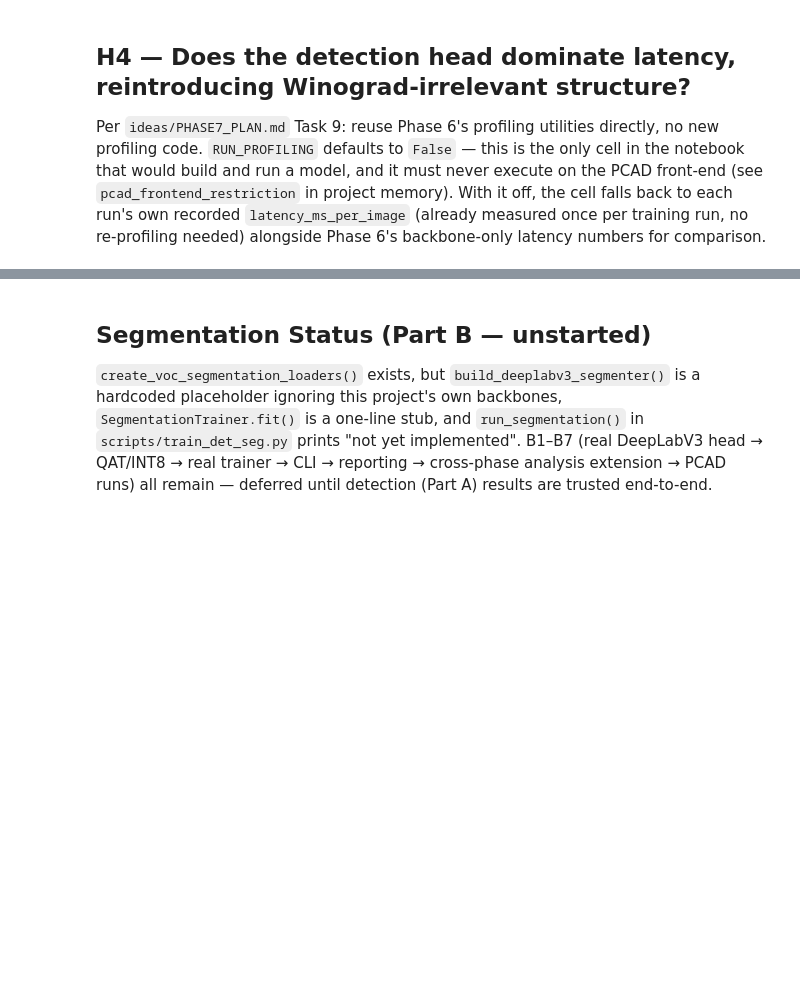
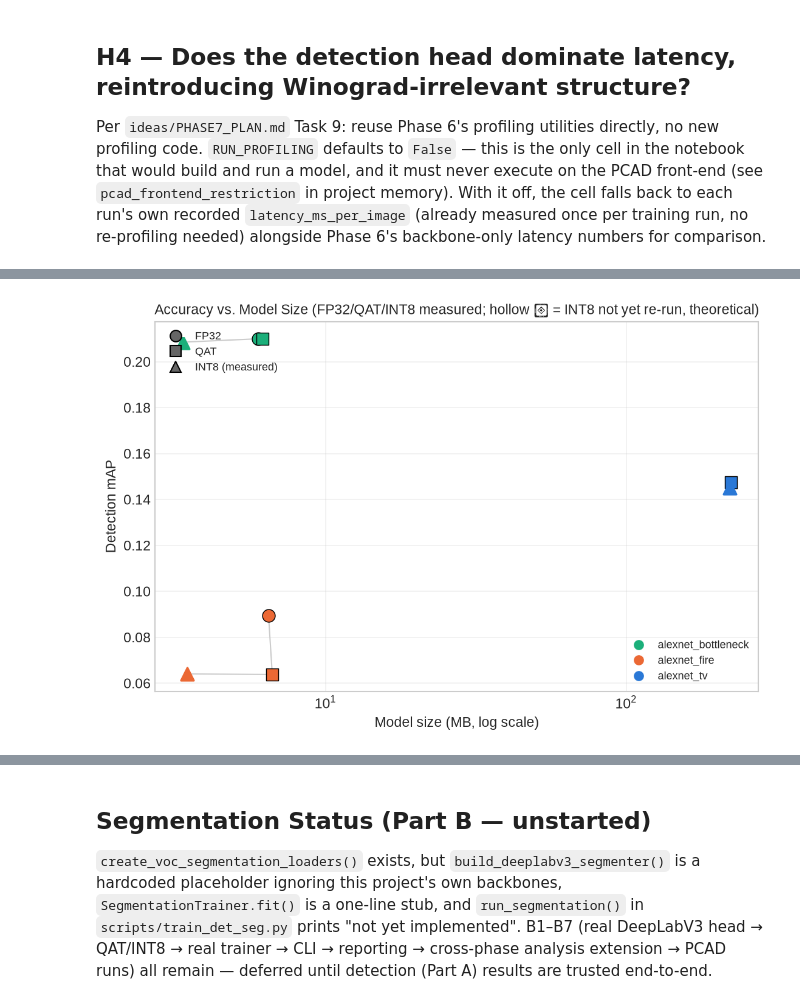
Before and after one commit to RafaelSdeS/dnn_study, a Jupyter notebook: notebooks/phase_7_detection_segmentation_analysis/phase7_results_analysis.ipynb, the cells around one changed output, grey strips where cells are left out. Cells and saved outputs as stored; diff of their text form; code cells hidden in the pictures; blank space fills up the shorter version.

```diff
--- a/notebooks/phase_7_detection_segmentation_analysis/phase7_results_analysis.ipynb
+++ b/notebooks/phase_7_detection_segmentation_analysis/phase7_results_analysis.ipynb
@@ -439,0 +564,80 @@ alexnet_bottleneck              8.025433  1.532362 4465786880.0       5.964869
+# %%
+size_stages = df_runs[(df_runs["status"] == "complete") & (df_runs["post_fix"] == True) & (~df_runs["pretrained"])]
+fp32_qat = size_stages[size_stages["stage"].isin(["fp32", "qat"])]
+int8_acc = size_stages[size_stages["stage"] == "int8"]
+params_by_model = fp32_qat.dropna(subset=["params_m"]).drop_duplicates("model").set_index("model")["params_m"]
+
+if fp32_qat.empty:
+    print("[skip] No valid FP32/QAT runs with recorded size yet.")
+else:
+    STAGE_MARKERS = {"fp32": "o", "qat": "s"}
+    fig, ax = plt.subplots(figsize=(7.5, 5))
+
+    def int8_point(row):
+        """(size_mb, is_measured) -- real measured size if scripts/backfill_int8_size.py (or
+        the now-fixed training script) filled it in, else the old theoretical estimate."""
+        if pd.notna(row["model_size_mb"]):
+            return row["model_size_mb"], True
+        if row["model"] in params_by_model.index:
+            return params_by_model[row["model"]] * 1e6 / (1024 ** 2), False
+        return None, None
+
+    # fp32 -> qat -> int8 connector per model, same gray-line visual language as
+    # report/generate_figures.py's accuracy-vs-size Pareto figure. Any stage missing for a model
+    # (e.g. alexnet_tv's still-invalid pre-fix fp32) is simply skipped, not fabricated.
+    for model in MODEL_ORDER:
+        pts = [(r["model_size_mb"], r["best_val_mAP"])
+               for _, r in fp32_qat[fp32_qat["model"] == model].sort_values("stage").iterrows()]
+        int8_row = int8_acc[int8_acc["model"] == model]
+        if not int8_row.empty:
+            size_mb, _ = int8_point(int8_row.iloc[0])
+            if size_mb is not None:
+                pts.append((size_mb, int8_row.iloc[0]["best_val_mAP"]))
+        if len(pts) >= 2:
+            xs, ys = zip(*pts)
+            ax.plot(xs, ys, color="0.8", linewidth=1, zorder=1)
+
+    for _, row in fp32_qat.iterrows():
+        ax.scatter(row["model_size_mb"], row["best_val_mAP"], s=100,
+                   marker=STAGE_MARKERS[row["stage"]], color=MODEL_COLORS[row["model"]],
+                   edgecolor="black", linewidth=0.7, zorder=3)
+
+    any_estimated = False
+    for _, row in int8_acc.iterrows():
+        size_mb, measured = int8_point(row)
+        if size_mb is None:
+            continue
+        any_estimated = any_estimated or not measured
+        ax.scatter(size_mb, row["best_val_mAP"], s=100, marker="^",
+                   facecolor=MODEL_COLORS[row["model"]] if measured else "none",
+                   edgecolor=MODEL_COLORS[row["model"]], linewidth=1.6, zorder=3)
+
+    ax.set_xscale("log")
+    ax.set_xlabel("Model size (MB, log scale)")
+    ax.set_ylabel("Detection mAP")
+    ax.set_title("Accuracy vs. Model Size (FP32/QAT/INT8 measured; hollow △ = INT8 not yet re-run, theoretical)")
+
+    stage_legend = [
+        plt.Line2D([0], [0], marker="o", color="w", markerfacecolor="0.4", markeredgecolor="black", markersize=9, label="FP32"),
+        plt.Line2D([0], [0], marker="s", color="w", markerfacecolor="0.4", markeredgecolor="black", markersize=9, label="QAT"),
+        plt.Line2D([0], [0], marker="^", color="w", markerfacecolor="0.4", markeredgecolor="black", markersize=9, label="INT8 (measured)"),
+    ]
+    if any_estimated:
+        stage_legend.append(plt.Line2D([0], [0], marker="^", color="w", markerfacecolor="none",
+                                        markeredgecolor="0.4", markersize=9, label="INT8 (theoretical, not yet measured)"))
+    model_legend = [plt.Line2D([0], [0], marker="o", color="w", markerfacecolor=c, markersize=9, label=m)
+                     for m, c in MODEL_COLORS.items()]
+    leg1 = ax.legend(handles=stage_legend, loc="upper left", fontsize=8.5, frameon=False)
+    ax.legend(handles=model_legend, loc="lower right", fontsize=8.5, frameon=False)
+    ax.add_artist(leg1)
+    ax.grid(alpha=0.3)
+
+    fig.tight_layout()
+    fig.savefig(FIGURES_DIR / "phase7_accuracy_vs_size.png", dpi=150)
+    plt.show()
+
+    print(fp32_qat[["model", "stage", "model_size_mb", "best_val_mAP"]].sort_values(["model", "stage"]).to_string(index=False))
+    print("\nINT8 (measured where available):")
+    print(int8_acc[["model", "model_size_mb", "best_val_mAP"]].sort_values("model").to_string(index=False))
+# %% [output]
+[figure, added]
```
Also changed, not shown: parts of 9 cells of this notebook, 12 other files.
